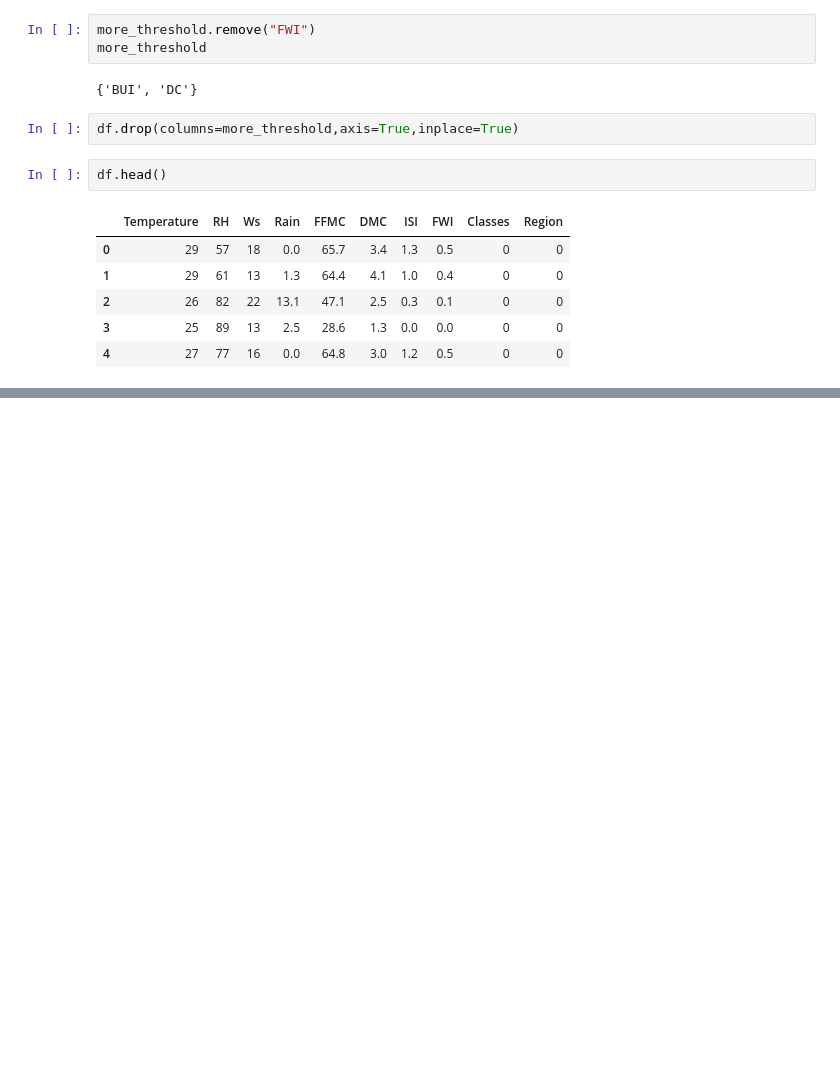
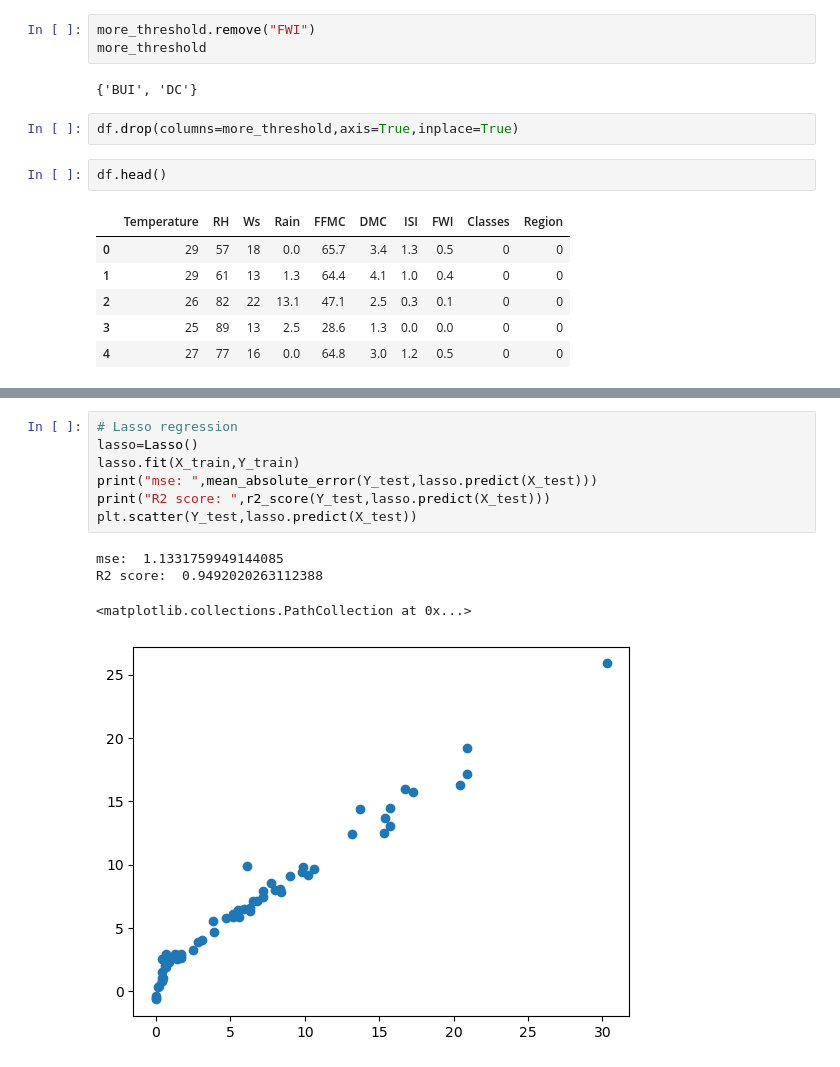
Before and after one commit to Tafheem-Ahemad/Machine-Learning, a Jupyter notebook: 03Ridge_Lasso_Elasticnet/modelSelection.ipynb, the cells around one changed output, grey strips where cells are left out. Drawn from its saved outputs; the diff is of its cells as text; blank space fills up the shorter version.

```diff
--- a/03Ridge_Lasso_Elasticnet/modelSelection.ipynb
+++ b/03Ridge_Lasso_Elasticnet/modelSelection.ipynb
@@ -96,0 +123,12 @@ Y=df["FWI"]
+# %%
+# Lasso regression
+lasso=Lasso()
+lasso.fit(X_train,Y_train)
+print("mse: ",mean_absolute_error(Y_test,lasso.predict(X_test)))
+print("R2 score: ",r2_score(Y_test,lasso.predict(X_test)))
+plt.scatter(Y_test,lasso.predict(X_test))
+# %% [output]
+mse:  1.1331759949144085
+R2 score:  0.9492020263112388
+<matplotlib.collections.PathCollection at 0x...>
+[figure, added]
```
Also changed, not shown: parts of 13 cells of this notebook.
